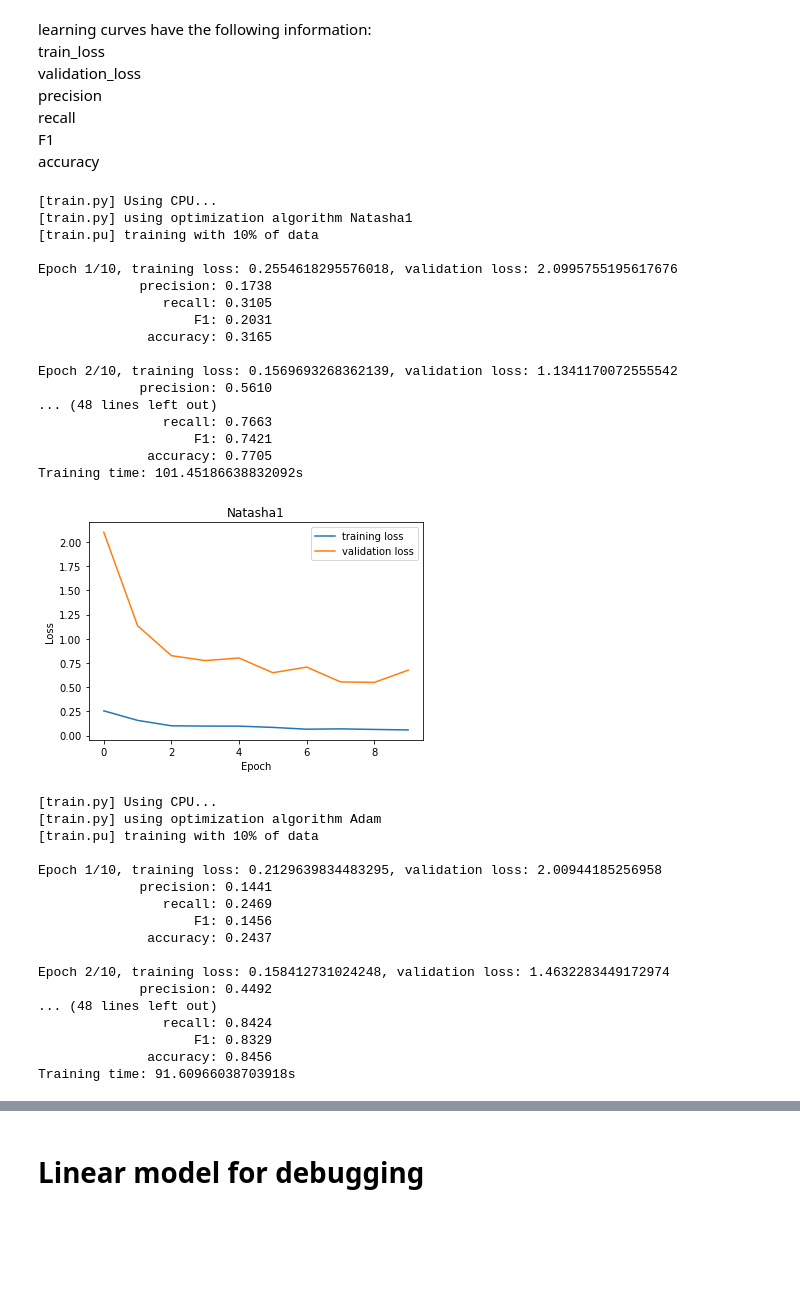
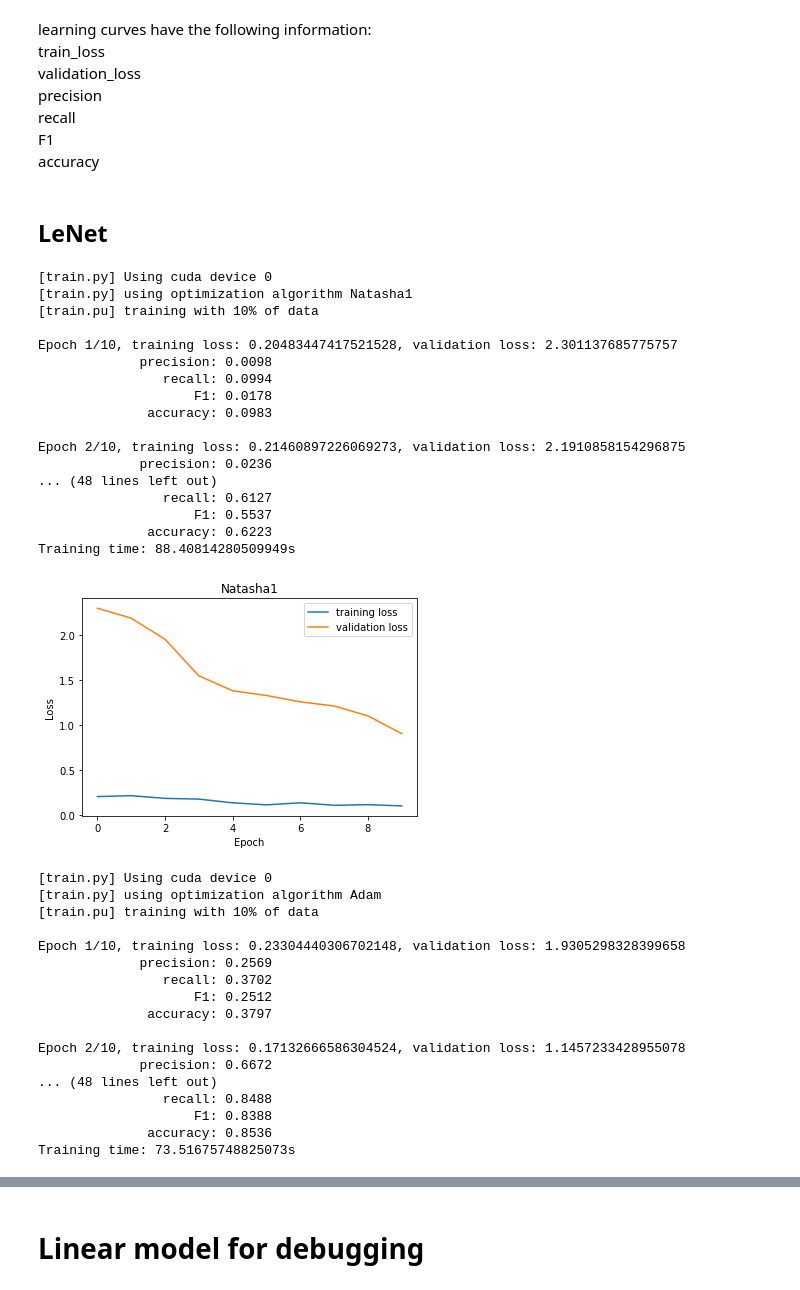
Before and after one commit to ruoshiliu/Natasha2, a Jupyter notebook: MNIST.ipynb, the cells around one changed output, grey strips where cells are left out. Cells and saved outputs as stored; diff of their text form; code cells hidden in the pictures; blank space fills up the shorter version.

```diff
--- a/MNIST.ipynb
+++ b/MNIST.ipynb
@@ -31,56 +31,57 @@ precision
 recall
 F1
 accuracy
+# %% [markdown]
+## LeNet
 # %%
-learning_curves_Natasha1_lenet = train_val_Mnist(algorithm='Natasha1', cuda=0, epochs=10, train_portion=0.1, model='MnistLeNet')
+learning_curves_Natasha1_LeNet = train_val_Mnist(algorithm='Natasha1', cuda=0, epochs=10, train_portion=0.1, model='MnistLeNet')
 # %% [output]
-[train.py] Using CPU...
+[train.py] Using cuda device 0
 [train.py] using optimization algorithm Natasha1
 [train.pu] training with 10% of data
 
-Epoch 1/10, training loss: 0.2554618295576018, validation loss: 2.0995755195617676
-             precision: 0.1738
-                recall: 0.3105
-                    F1: 0.2031
-              accuracy: 0.3165
+Epoch 1/10, training loss: 0.20483447417521528, validation loss: 2.301137685775757
+             precision: 0.0098
+                recall: 0.0994
+                    F1: 0.0178
+              accuracy: 0.0983
 
-Epoch 2/10, training loss: 0.1569693268362139, validation loss: 1.1341170072555542
-             precision: 0.5610
+Epoch 2/10, training loss: 0.21460897226069273, validation loss: 2.1910858154296875
+             precision: 0.0236
 ... (48 lines left out)
-                recall: 0.7663
-                    F1: 0.7421
-              accuracy: 0.7705
-Training time: 101.45186638832092s
+                recall: 0.6127
+                    F1: 0.5537
+              accuracy: 0.6223
+Training time: 88.40814280509949s
 # %%
-train_loss_Natasha1_lenet = learning_curves_Natasha1_lenet['train_loss']
 ax = plt.axes()
 ax.set_title("Natasha1")
-ax.plot(learning_curves_Natasha1_lenet['train_loss'], label='training loss')
-ax.plot(learning_curves_Natasha1_lenet['validation_loss'], label='validation loss')
+ax.plot(learning_curves_Natasha1_LeNet['train_loss'], label='training loss')
+ax.plot(learning_curves_Natasha1_LeNet['validation_loss'], label='validation loss')
 plt.xlabel('Epoch')
 plt.ylabel('Loss')
 ax.legend()
 plt.show()
 # %% [output]
-[figure, old version]
+[figure, new version]
 # %%
-learning_curves_Adam_lenet = train_val_Mnist(algorithm='Adam', cuda=0, epochs=10, train_portion=0.1, model='MnistLeNet')
+learning_curves_Adam_LeNet = train_val_Mnist(algorithm='Adam', cuda=0, epochs=10, train_portion=0.1, model='MnistLeNet')
 # %% [output]
-[train.py] Using CPU...
+[train.py] Using cuda device 0
 [train.py] using optimization algorithm Adam
 [train.pu] training with 10% of data
 
-Epoch 1/10, training loss: 0.2129639834483295, validation loss: 2.00944185256958
-             precision: 0.1441
-                recall: 0.2469
-                    F1: 0.1456
-              accuracy: 0.2437
+Epoch 1/10, training loss: 0.23304440306702148, validation loss: 1.9305298328399658
+             precision: 0.2569
+                recall: 0.3702
+                    F1: 0.2512
+              accuracy: 0.3797
 
-Epoch 2/10, training loss: 0.158412731024248, validation loss: 1.4632283449172974
-             precision: 0.4492
+Epoch 2/10, training loss: 0.17132666586304524, validation loss: 1.1457233428955078
+             precision: 0.6672
 ... (48 lines left out)
-                recall: 0.8424
-                    F1: 0.8329
-              accuracy: 0.8456
-Training time: 91.60966038703918s
+                recall: 0.8488
+                    F1: 0.8388
+              accuracy: 0.8536
+Training time: 73.51675748825073s
 # %%
```
Also changed, not shown: parts of 19 cells of this notebook.
